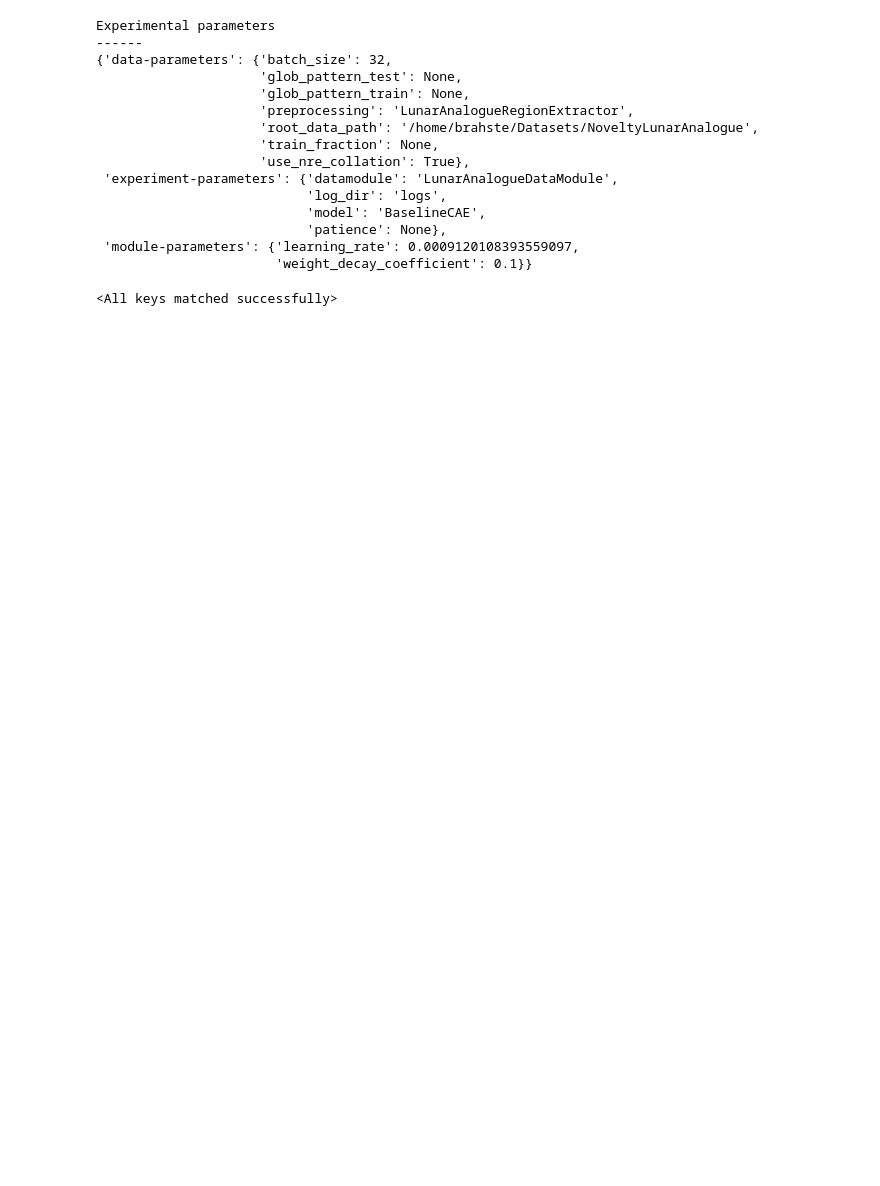
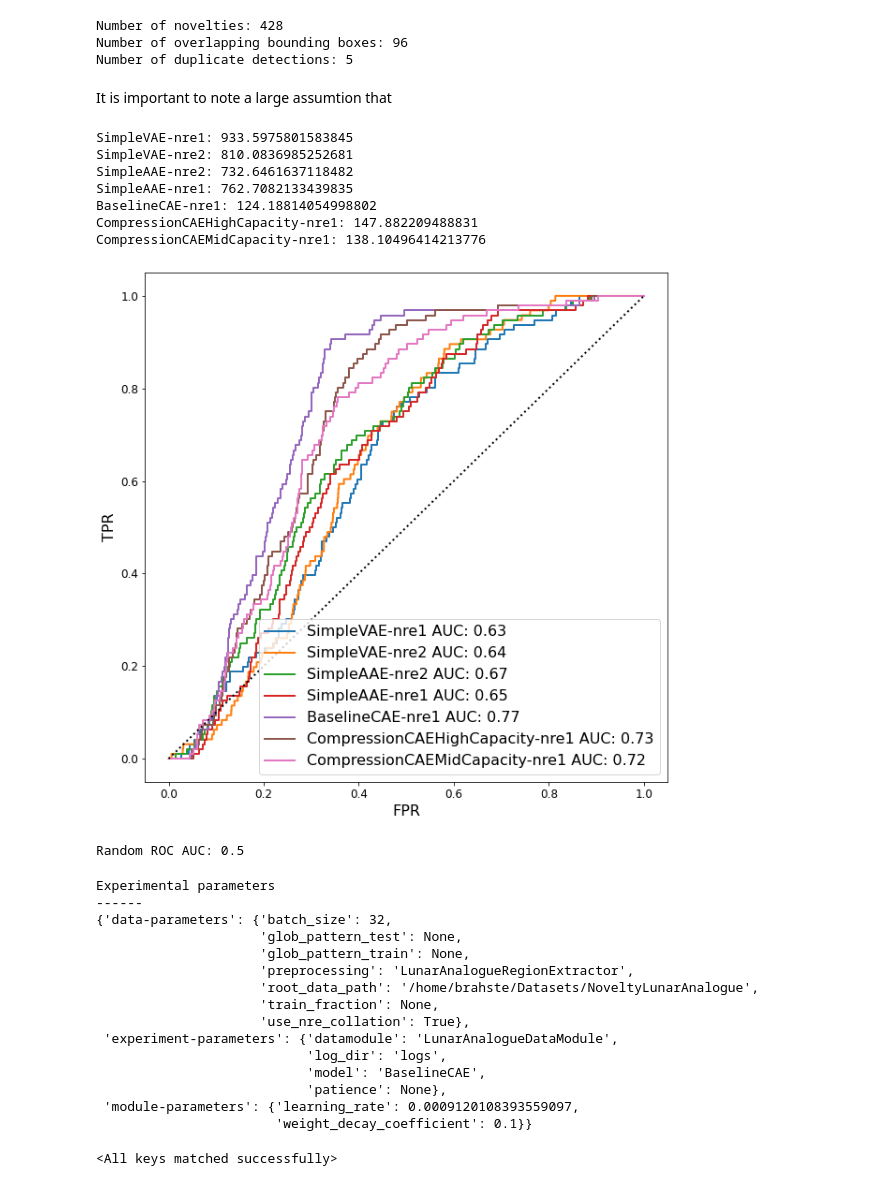
Before and after one commit to bstefa/novelty-detection, a Jupyter notebook: experiments/lunar_analogue_region_cae_benchmarking.ipynb, the cells around one changed output. Saved outputs shown, nothing was run; the diff lists cells and outputs as text; code cells hidden in the pictures; blank space fills up the shorter version.

Commit message:
Push NRE results and associated mods

```diff
--- a/experiments/lunar_analogue_region_cae_benchmarking.ipynb
+++ b/experiments/lunar_analogue_region_cae_benchmarking.ipynb
@@ -14,3 +166,64 @@ from models import supported_models
+# %%
+ious = []
+# binary_labels = []  # IOU > 0.5 counts as a label
+n_duplicates = 0
+n_novelties = 428
+
+gt_bboxes = result_catalog['BaselineCAE-nre1']['gt_bboxes']
+cr_bboxes = result_catalog['BaselineCAE-nre1']['cr_bboxes']
+for i, (gt, cr) in enumerate(zip(gt_bboxes, cr_bboxes)):
+    cr = cr * 5  # Rescale the bounding boxes, see 'scale' parameter in LunarAnaloguePreprocesing
+    iou = metrics.iou(cr, gt)
+    ious.append(iou)
+
+    if i == 0:
+        prev_gt = [-1, -1, -1, -1]
+    if iou > 0.6:
+        if all(gt == prev_gt):
+            n_duplicates += 1
+        prev_gt = gt
+
+ious = np.array(ious)
+bin_labels = ious > 0.6
+
+print(f'Number of novelties: {n_novelties}')
+print(f'Number of overlapping bounding boxes: {sum(bin_labels)}')
+print(f'Number of duplicate detections: {n_duplicates}')
+# %% [output]
+Number of novelties: 428
+Number of overlapping bounding boxes: 96
+Number of duplicate detections: 5
+# %% [markdown]
+It is important to note a large assumtion that
+# %%
+plt.figure(figsize=(10,10))
+for sn, results in result_catalog.items():
+
+    scores = results['scores']
+    print(f'{sn}: {sum(scores)}')
+
+    fpr, tpr, thresholds, auc = metrics.roc(scores, bin_labels)
+
+    plt.plot(fpr, tpr, lw=2., label=f'{sn} AUC: {auc:.2f}')
+
+plt.xticks(fontsize=12)
+plt.yticks(fontsize=12)
+plt.xlabel('FPR', fontsize=16)
+plt.ylabel('TPR', fontsize=16)
+plt.legend(fontsize=16)
+plt.plot([0., 1.], [0., 1.], 'k:', lw=2, label='Random')
+plt.show()
+print('Random ROC AUC: 0.5')
+# %% [output]
+SimpleVAE-nre1: 933.5975801583845
+SimpleVAE-nre2: 810.0836985252681
+SimpleAAE-nre2: 732.6461637118482
+SimpleAAE-nre1: 762.7082133439835
+BaselineCAE-nre1: 124.18814054998802
+CompressionCAEHighCapacity-nre1: 147.882209488831
+CompressionCAEMidCapacity-nre1: 138.10496414213776
+[figure, added]
+Random ROC AUC: 0.5
 # %%
 config = tools.load_config('../logs/LunarAnalogueDataModule/BaselineCAE/archive_nre1_2021-05-02/configuration.yaml')
 
```
Also changed, not shown: parts of 12 cells of this notebook, 20 other files.
